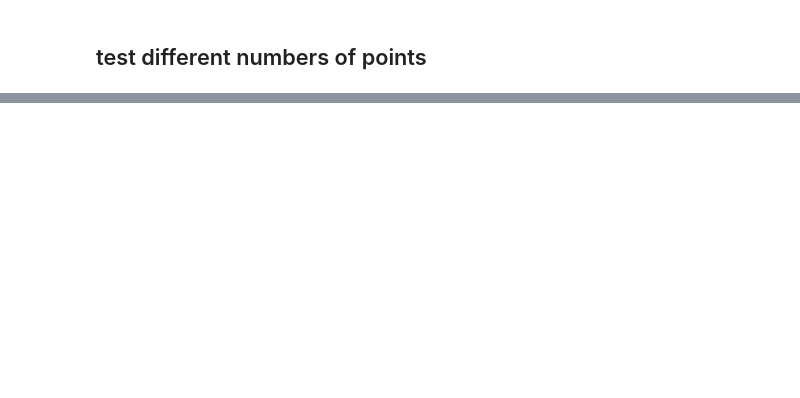
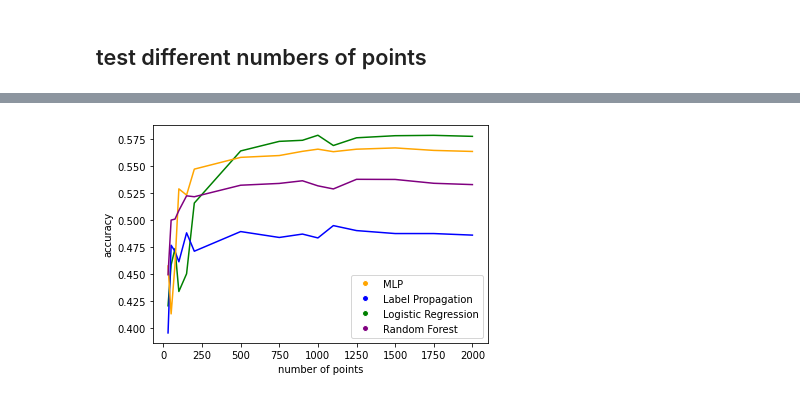
Before and after one commit to SamShowalter/CS273_Final_Project_VAE, a Jupyter notebook: notebooks/cleaner_analysis.ipynb, the cells around one changed output, grey strips where cells are left out. Drawn from its saved outputs; the diff is of its cells as text; code cells hidden in the pictures; blank space fills up the shorter version.

```diff
--- a/notebooks/cleaner_analysis.ipynb
+++ b/notebooks/cleaner_analysis.ipynb
@@ -232,5 +199,0 @@ res3_ = []
-# %%
-for n in ns_new:
-    res_.append(test_mlp(n, Xv, y))
-    res2_.append(test_mlp(n, Xa, y))
-    res3_.append(test_mlp(n, Xf, yf, True))
@@ -251,0 +260,38 @@ plt.show()
+# %%
+def test_models(n, X_dat, y_dat, c=False):
+    bests = rep_models(n, X_dat, y_dat)
+    for i in range(4):
+        new = rep_models(n, X_dat, y_dat)
+        for i in range(len(bests)):
+            if new[i] > bests[i]:
+                bests[i] = new[i]
+    return bests
+# %%
+mres1 = []
+mres2 = []
+mres3 = []
+mres4 = []
+# %%
+for n in ns:
+    a, b, c, d = test_models(n, Xv, y)
+    mres1.append(a)
+    mres2.append(b)
+    mres3.append(c)
+    mres4.append(d)
+# %%
+legend_elements = [Line2D([0], [0], marker='o', color='w', label='MLP', markerfacecolor='orange'),
+                   Line2D([0], [0], marker='o', color='w', label='Label Propagation', markerfacecolor='blue'),
+                   Line2D([0], [0], marker='o', color='w', label='Logistic Regression', markerfacecolor='green'),
+                   Line2D([0], [0], marker='o', color='w', label='Random Forest', markerfacecolor='purple')]
+
+plt.figure(figsize=(6,4))
+plt.plot(ns, mres1, color="green")
+plt.plot(ns, mres2, color="blue")
+plt.plot(ns, mres3, color="orange")
+plt.plot(ns, mres4, color="purple")
+plt.legend(handles=legend_elements)
+plt.xlabel("number of points")
+plt.ylabel("accuracy")
+plt.show()
+# %% [output]
+[figure, added]
```
Also changed, not shown: parts of 50 cells of this notebook.
